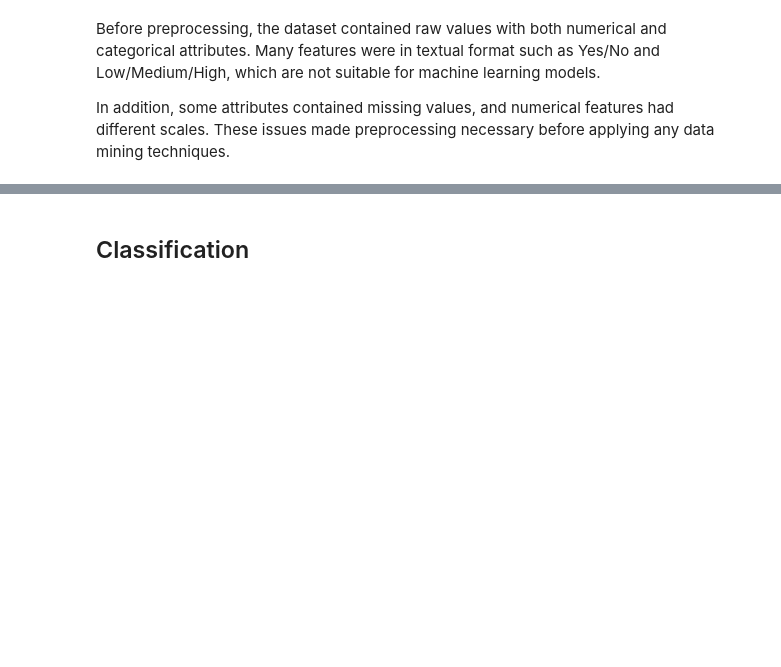
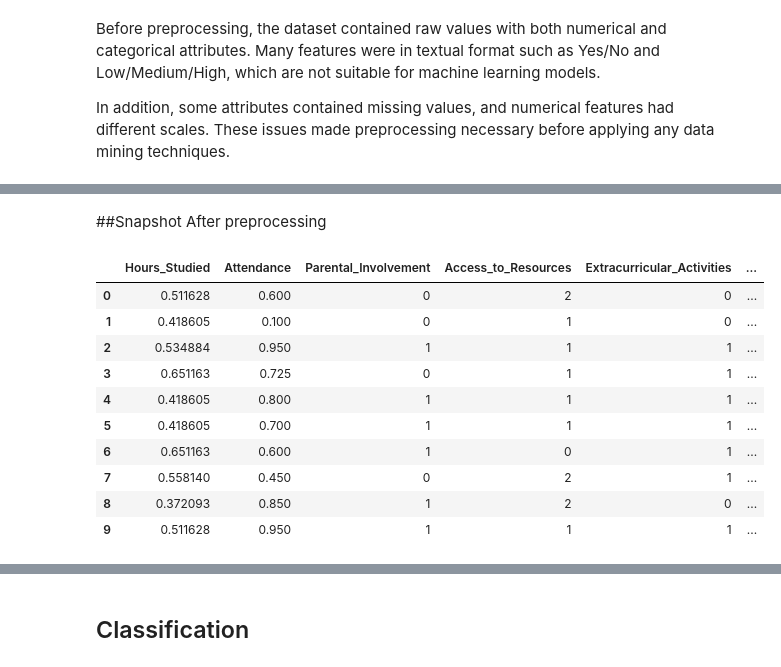
Before and after one commit to leeno-ob/IT326-project, a Jupyter notebook: Phase3.ipynb, the cells around one changed output, grey strips where cells are left out. Cells and saved outputs as stored; diff of their text form; code cells hidden in the pictures; blank space fills up the shorter version.

```diff
--- a/Phase3.ipynb
+++ b/Phase3.ipynb
@@ -142,0 +224,17 @@ In addition, some attributes contained missing values, and numerical features ha
+# %% [markdown]
+##Snapshot After preprocessing
+# %%
+df_after = pd.read_csv("https://raw.githubusercontent.com/leeno-ob/IT326-project/main/Dataset/Preprocessed_dataset.csv")
+df_after.head(10)
+# %% [output]
+|  | Hours_Studied | Attendance | Parental_Involvement | Access_to_Resources | Extracurricular_Activities | ... |
+| 0 | 0.511628 | 0.600 | 0 | 2 | 0 | ... |
+| 1 | 0.418605 | 0.100 | 0 | 1 | 0 | ... |
+| 2 | 0.534884 | 0.950 | 1 | 1 | 1 | ... |
+| 3 | 0.651163 | 0.725 | 0 | 1 | 1 | ... |
+| 4 | 0.418605 | 0.800 | 1 | 1 | 1 | ... |
+| 5 | 0.418605 | 0.700 | 1 | 1 | 1 | ... |
+| 6 | 0.651163 | 0.600 | 1 | 0 | 1 | ... |
+| 7 | 0.558140 | 0.450 | 0 | 2 | 1 | ... |
+| 8 | 0.372093 | 0.850 | 1 | 2 | 0 | ... |
+| 9 | 0.511628 | 0.950 | 1 | 1 | 1 | ... |
```
Also changed, not shown: parts of 3 cells of this notebook.
